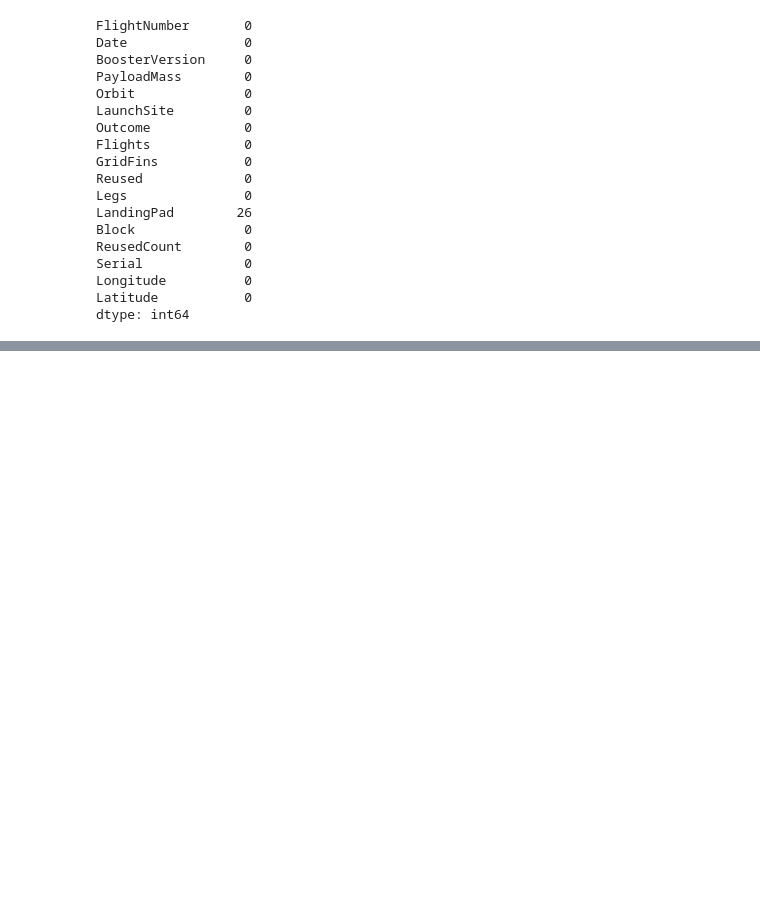
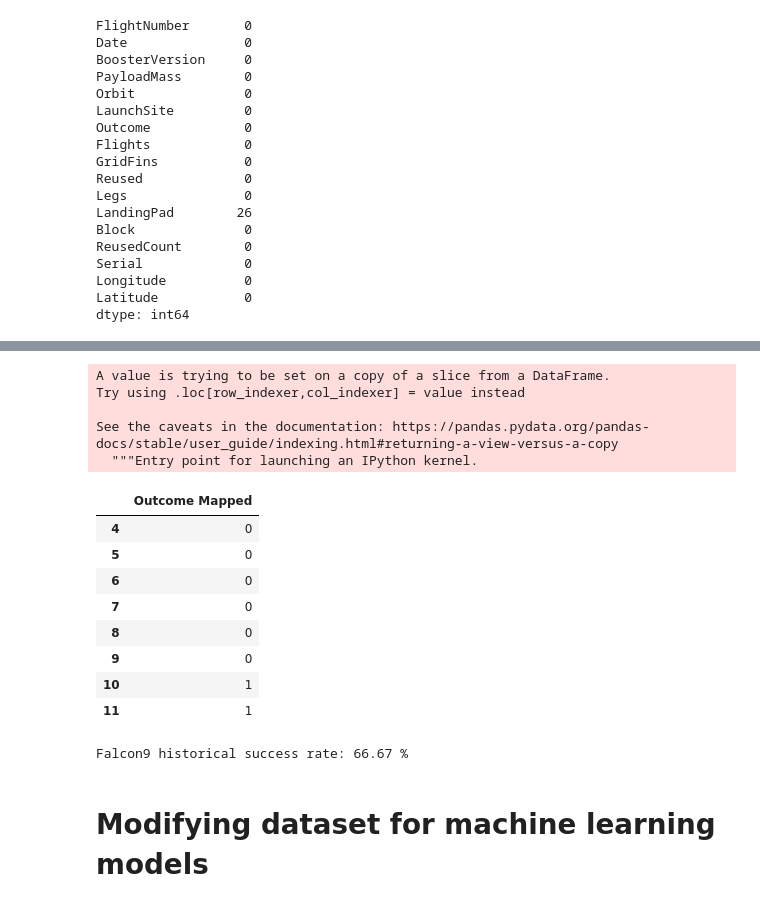
Before and after one commit to Reitnos/Falcon-Landing-Prediction, a Jupyter notebook: FalconLandingPrediction.ipynb, the cells around one changed output, grey strips where cells are left out. Saved outputs shown, nothing was run; the diff lists cells and outputs as text; code cells hidden in the pictures; blank space fills up the shorter version.

```diff
--- a/FalconLandingPrediction.ipynb
+++ b/FalconLandingPrediction.ipynb
@@ -307,0 +552,2 @@ data_falcon9.to_csv("dataset_falcon9.csv",index=False)
+# %%
+landing_outcomes = data_falcon9["Outcome"].value_counts()
@@ -307,0 +566,5 @@ data_falcon9.to_csv("dataset_falcon9.csv",index=False)
+# %%
+# ones with false and none values are bad outcomes, filter them
+bad_outcomes = set(landing_outcomes.keys()[[1,3,5,6,7]])
+
+bad_outcomes
@@ -307,0 +573,3 @@ data_falcon9.to_csv("dataset_falcon9.csv",index=False)
+# %%
+#now we can filter data in outcome column to 0s and 1s if they are successful or not
+outcome_b = [1 if (x not in bad_outcomes) else 0 for x in data_falcon9["Outcome"]]
@@ -307,0 +599,25 @@ data_falcon9.to_csv("dataset_falcon9.csv",index=False)
+# %%
+data_falcon9["Outcome Mapped"] = outcome_b
+# %% [output]
+A value is trying to be set on a copy of a slice from a DataFrame.
+Try using .loc[row_indexer,col_indexer] = value instead
+
+See the caveats in the documentation: https://pandas.pydata.org/pandas-docs/stable/user_guide/indexing.html#returning-a-view-versus-a-copy
+  """Entry point for launching an IPython kernel.
+# %%
+data_falcon9[["Outcome Mapped"]].head(8)
+# %% [output]
+|  | Outcome Mapped |
+| 4 | 0 |
+| 5 | 0 |
+| 6 | 0 |
+| 7 | 0 |
+| 8 | 0 |
+| 9 | 0 |
+| 10 | 1 |
+| 11 | 1 |
+# %%
+#determine the success rate
+print("Falcon9 historical success rate:",round(data_falcon9["Outcome Mapped"].mean()*100,2),"%")
+# %% [output]
+Falcon9 historical success rate: 66.67 %
@@ -307,0 +626,2 @@ data_falcon9.to_csv("dataset_falcon9.csv",index=False)
+# %% [markdown]
+# Modifying dataset for machine learning models
```
Also changed, not shown: parts of 37 cells of this notebook.
